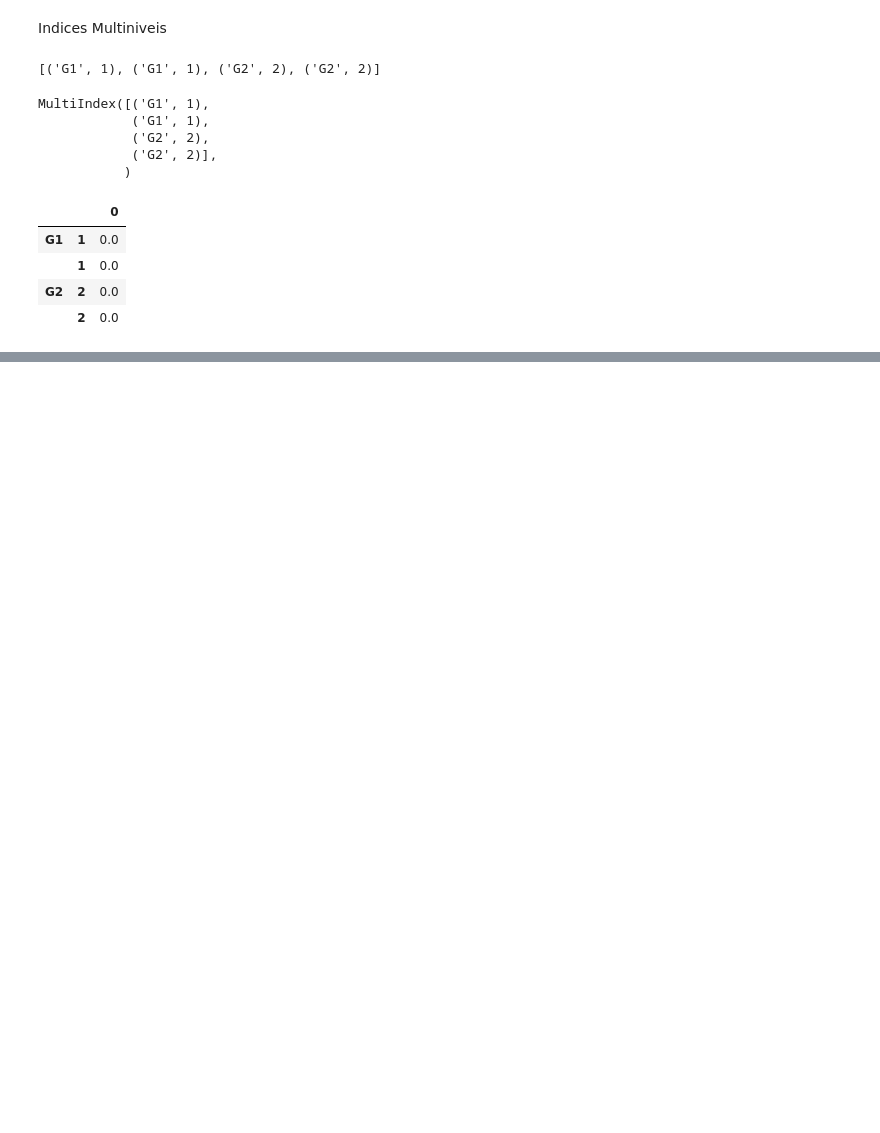
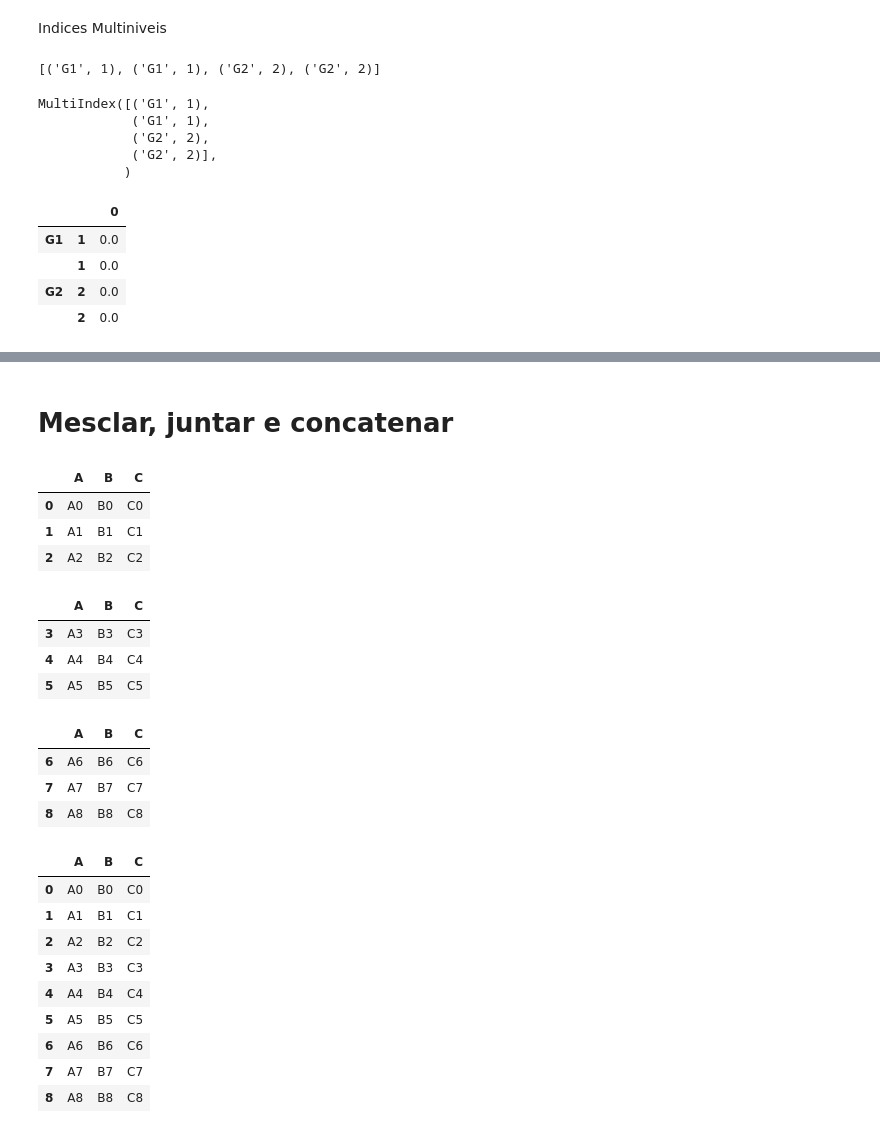
Before and after one commit to Yara-S/PyDS-Basics, a Jupyter notebook: Pandas.ipynb, the cells around one changed output, grey strips where cells are left out. Saved outputs shown, nothing was run; the diff lists cells and outputs as text; code cells hidden in the pictures; blank space fills up the shorter version.

```diff
--- a/Pandas.ipynb
+++ b/Pandas.ipynb
@@ -281,0 +424,2 @@ tabelaReal
+# %% [markdown]
+# Mesclar, juntar e concatenar
@@ -281,0 +436,34 @@ tabelaReal
+# %%
+d1
+# %% [output]
+|  | A | B | C |
+| 0 | A0 | B0 | C0 |
+| 1 | A1 | B1 | C1 |
+| 2 | A2 | B2 | C2 |
+# %%
+d2
+# %% [output]
+|  | A | B | C |
+| 3 | A3 | B3 | C3 |
+| 4 | A4 | B4 | C4 |
+| 5 | A5 | B5 | C5 |
+# %%
+d3
+# %% [output]
+|  | A | B | C |
+| 6 | A6 | B6 | C6 |
+| 7 | A7 | B7 | C7 |
+| 8 | A8 | B8 | C8 |
+# %%
+pd.concat([d1, d2, d3])
+# %% [output]
+|  | A | B | C |
+| 0 | A0 | B0 | C0 |
+| 1 | A1 | B1 | C1 |
+| 2 | A2 | B2 | C2 |
+| 3 | A3 | B3 | C3 |
+| 4 | A4 | B4 | C4 |
+| 5 | A5 | B5 | C5 |
+| 6 | A6 | B6 | C6 |
+| 7 | A7 | B7 | C7 |
+| 8 | A8 | B8 | C8 |
```
Also changed, not shown: parts of 76 cells of this notebook, 4 other files.
